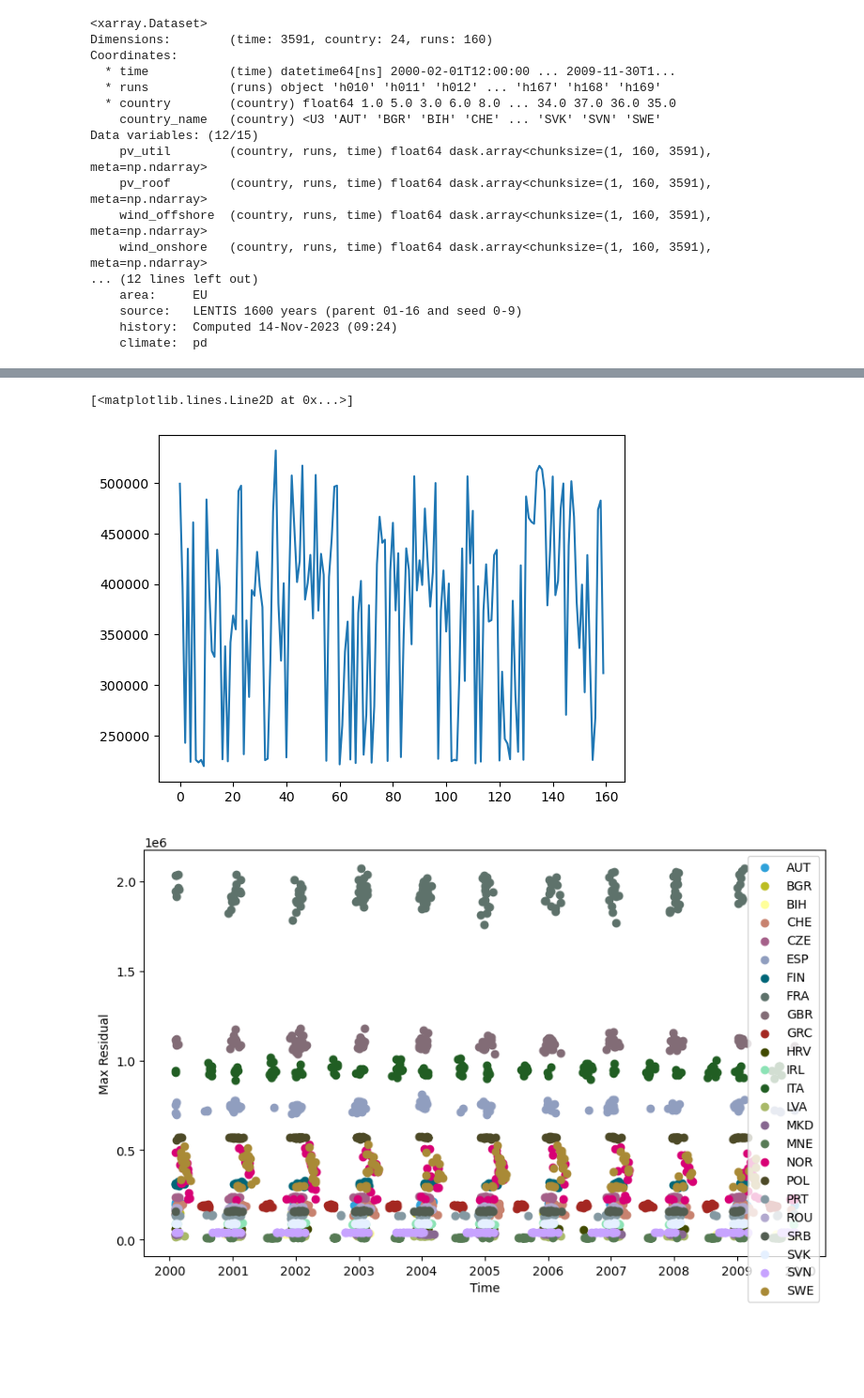
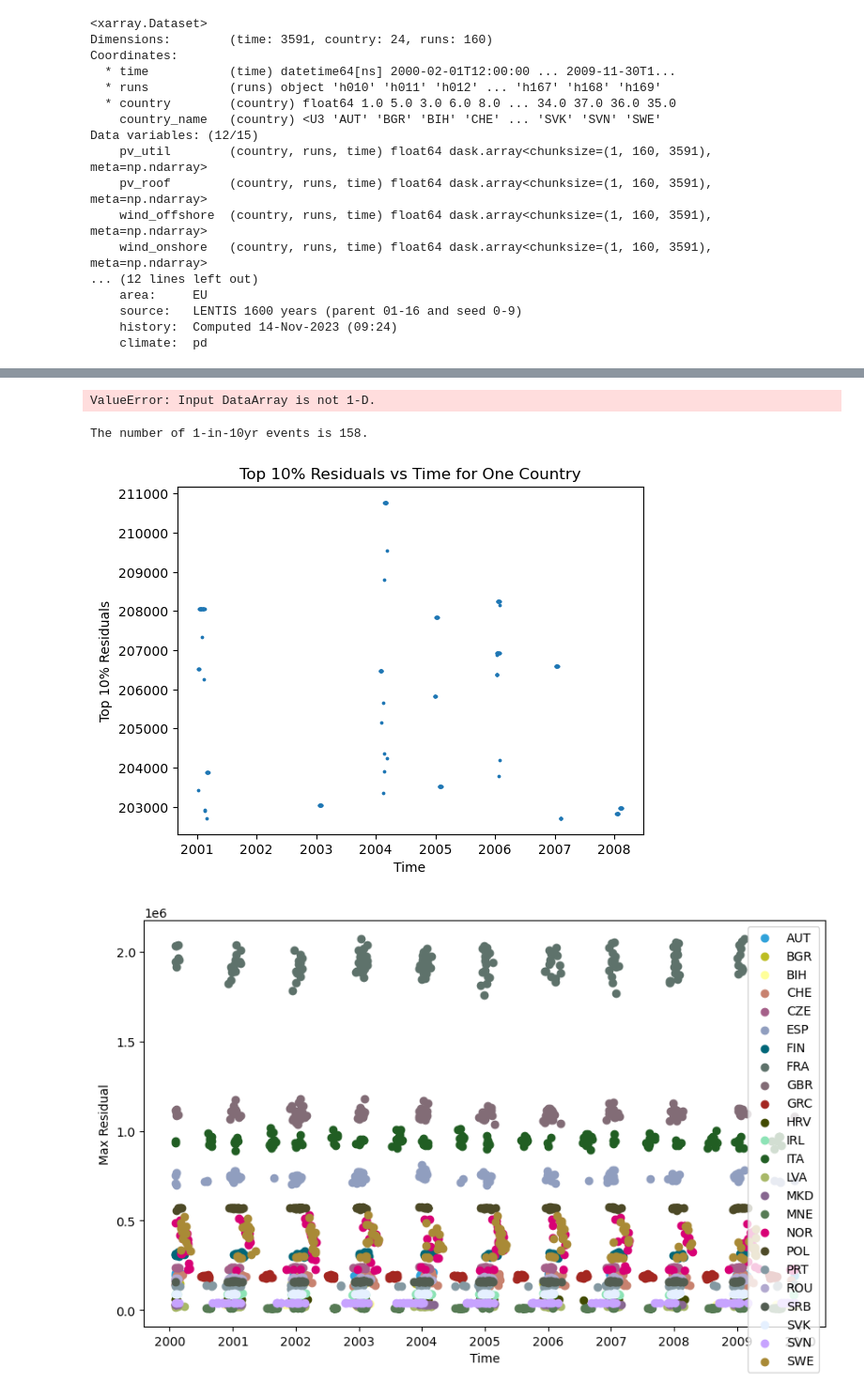
Before and after one commit to bramvanduinen/EnergyDroughtCooccurrence, a Jupyter notebook: src/trial_events.ipynb, the cells around one changed output, grey strips where cells are left out. Shown: that part at 94% size. Drawn from its saved outputs; the diff is of its cells as text; code cells hidden in the pictures; blank space fills up the shorter version.

```diff
--- a/src/trial_events.ipynb
+++ b/src/trial_events.ipynb
@@ -84,3 +83,66 @@ Data variables: (12/15)
+# %%
+import pandas as pd
+
+# Calculate the original number of events
+original_num_events = events.count().compute()
+
+# Identify all the events and their times
+mask = (data_prod.residual >= quant).compute()  # Compute the mask before using it for indexing
+all_events = data_prod.residual.where(mask, drop=True).stack(event=('time', 'runs'))
+
+# Sort the events by the residual value in descending order
+sorted_events = all_events.sortby(-all_events)
+
+# Initialize an empty list for the final events
+final_events = []
+
+# Iterate over the sorted events
+for coord in sorted_events.coords['event'].values:
+    time, run = coord
+    # If the final events list is empty, add the current event
+    if not final_events:
+        final_events.append((time, run))
+    else:
+        # Calculate the difference in days between the current event and the last added event
+        time_diff = pd.Timedelta(time - final_events[-1][0]).days
+        # If the difference is at least 7 days, add the current event to the final events list
+        if time_diff >= 7:
+            final_events.append((time, run))
+    # Stop when the final events list has the same length as the original number of events
+    if len(final_events) == original_num_events:
+        break
+
+# Convert the final events list to a DataArray
+final_events_da = xr.DataArray(final_events, dims=['event'], coords={'event': final_events})
+# %% [output]
+ValueError: Input DataArray is not 1-D.
+# %%
+# Create a boolean mask where the 'residual' is not NaN
+mask_not_nan = events.residual[3].notnull()
+
+# Sum over the mask to count the number of non-NaN values
+num_not_nan = mask_not_nan.sum().compute()
+
+print(f"The number of 1-in-10yr events is {num_not_nan.values}.")
+# %% [output]
+The number of 1-in-10yr events is 158.
+# %%
+# Get the number of runs
+num_runs = events.dims['runs']
+
+# Create a scatter plot for each run
+for i in range(num_runs):
+    plt.scatter(events.time, events.residual[3,i,:], color='C0', s = 3)
+
+# Set the labels and title
+plt.xlabel('Time')
+plt.ylabel('Top 10% Residuals')
+plt.title('Top 10% Residuals vs Time for One Country')
+
+# Show the plot
+plt.show()
+# %% [output]
+[figure, added]
 # %%
 max_residuals = data_prod.residual.max(dim='time')
 times_of_max_residuals = data_prod.residual.time.isel(time=data_prod.residual.argmax(dim='time').compute())
@@ -92,6 +152 @@ NOR_maxres = result.where(result.country_name == 'NOR', drop=True).max_residual.
-# %%
-plt.plot(NOR_maxres.squeeze())
-# %% [output]
-[<matplotlib.lines.Line2D at 0x...>]
-[figure, removed]
 # %%
```
Also changed, not shown: parts of 18 cells of this notebook.
